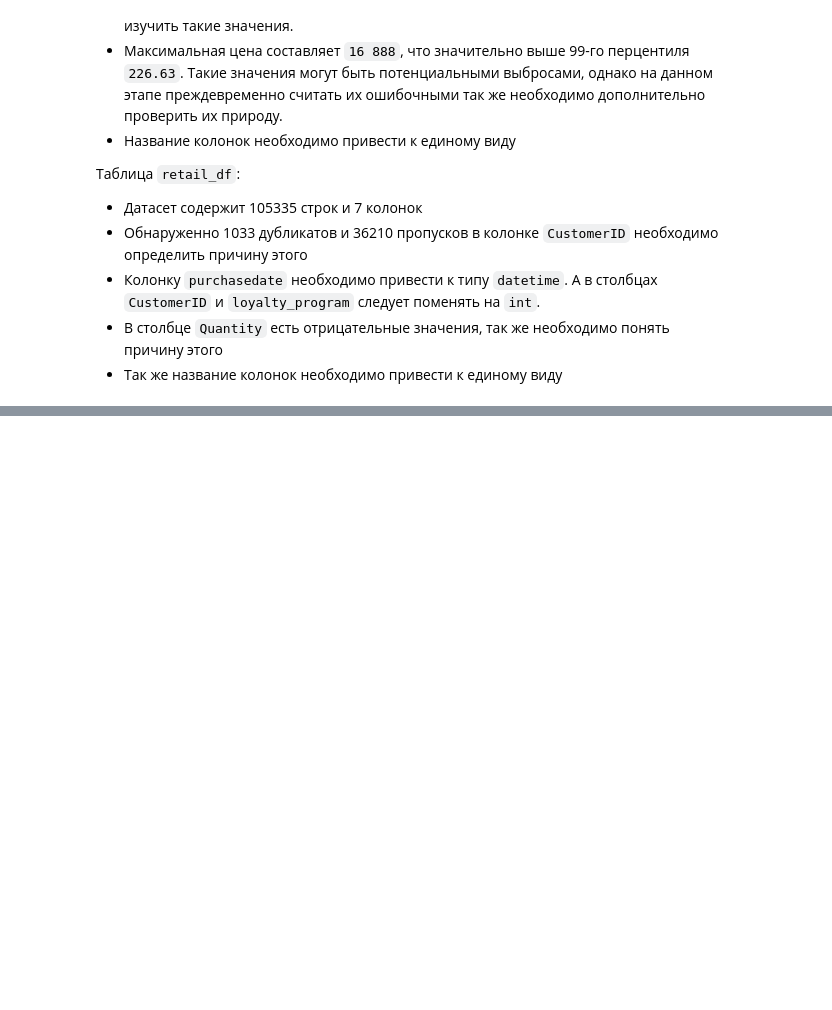
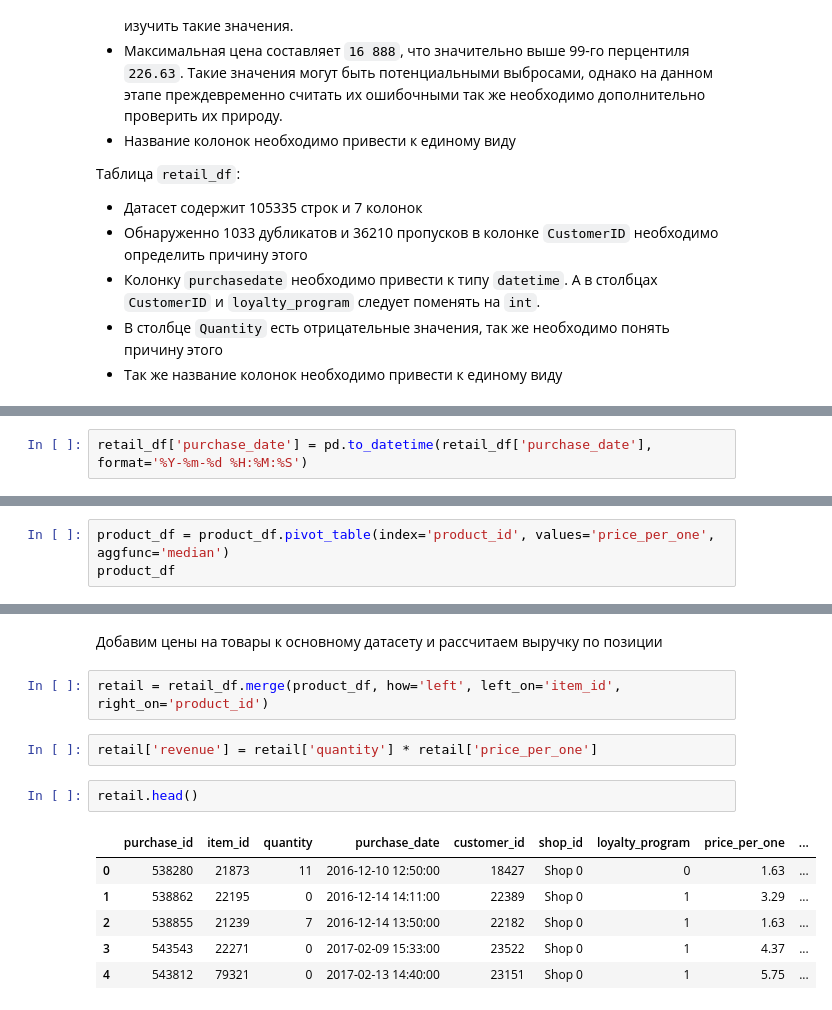
Before and after one commit to artkriukov/portfolio, a Jupyter notebook: retail-customer-analysis/retail-customer-analysis.ipynb, the cells around one changed output, grey strips where cells are left out. Saved outputs shown, nothing was run; the diff lists cells and outputs as text; blank space fills up the shorter version.

Commit message:
[retail-customer-analysis] add data preprocessing section

```diff
--- a/retail-customer-analysis/retail-customer-analysis.ipynb
+++ b/retail-customer-analysis/retail-customer-analysis.ipynb
@@ -126,0 +244,2 @@ ___ Описательная статистика ___
+# %%
+retail_df['purchase_date'] = pd.to_datetime(retail_df['purchase_date'], format='%Y-%m-%d %H:%M:%S')
@@ -126,0 +270,3 @@ ___ Описательная статистика ___
+# %%
+product_df = product_df.pivot_table(index='product_id', values='price_per_one', aggfunc='median')
+product_df
@@ -126,0 +288,15 @@ ___ Описательная статистика ___
+# %% [markdown]
+Добавим цены на товары к основному датасету и рассчитаем выручку по позиции
+# %%
+retail = retail_df.merge(product_df, how='left', left_on='item_id', right_on='product_id')
+# %%
+retail['revenue'] = retail['quantity'] * retail['price_per_one']
+# %%
+retail.head()
+# %% [output]
+|  | purchase_id | item_id | quantity | purchase_date | customer_id | shop_id | loyalty_program | price_per_one | ... |
+| 0 | 538280 | 21873 | 11 | 2016-12-10 12:50:00 | 18427 | Shop 0 | 0 | 1.63 | ... |
+| 1 | 538862 | 22195 | 0 | 2016-12-14 14:11:00 | 22389 | Shop 0 | 1 | 3.29 | ... |
+| 2 | 538855 | 21239 | 7 | 2016-12-14 13:50:00 | 22182 | Shop 0 | 1 | 1.63 | ... |
+| 3 | 543543 | 22271 | 0 | 2017-02-09 15:33:00 | 23522 | Shop 0 | 1 | 4.37 | ... |
+| 4 | 543812 | 79321 | 0 | 2017-02-13 14:40:00 | 23151 | Shop 0 | 1 | 5.75 | ... |
```
Also changed, not shown: parts of 31 cells of this notebook.
